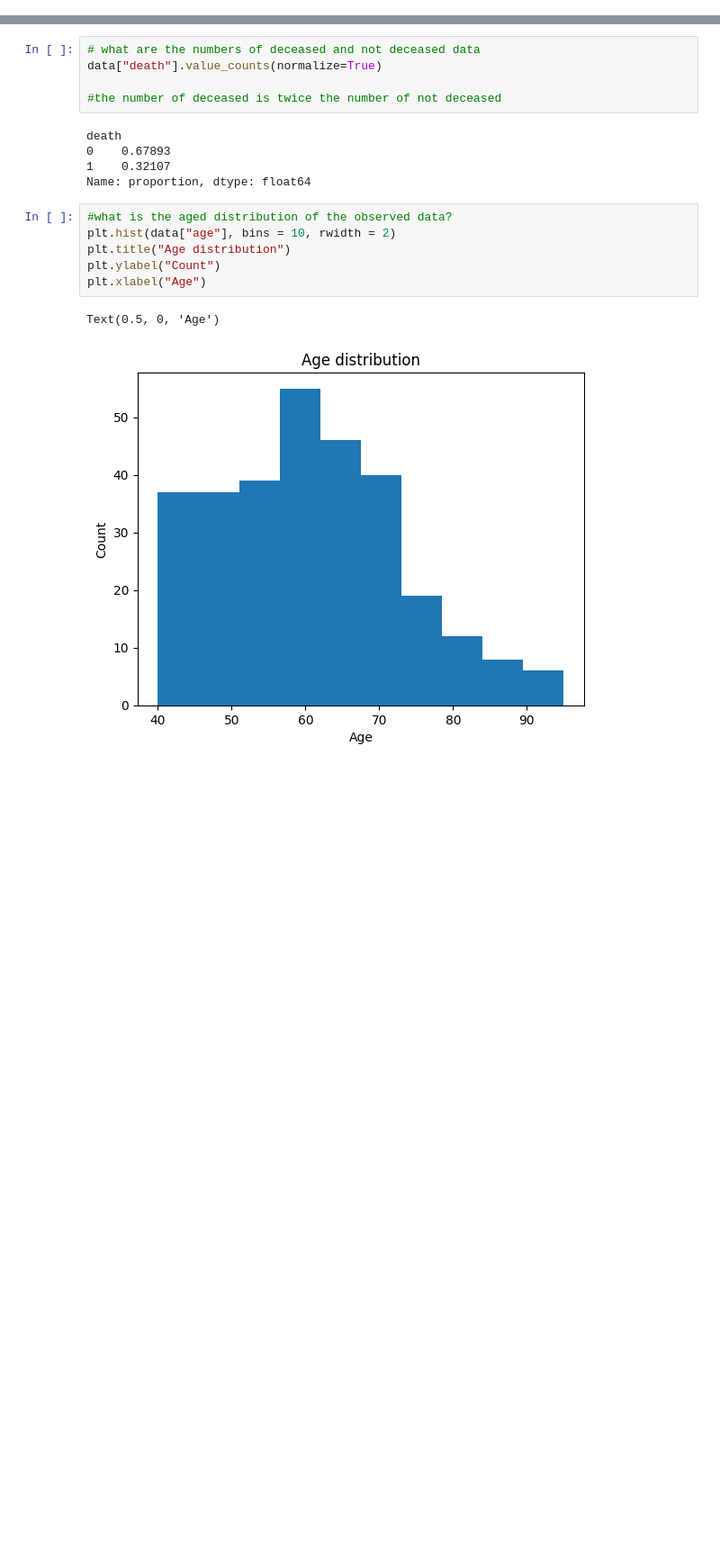
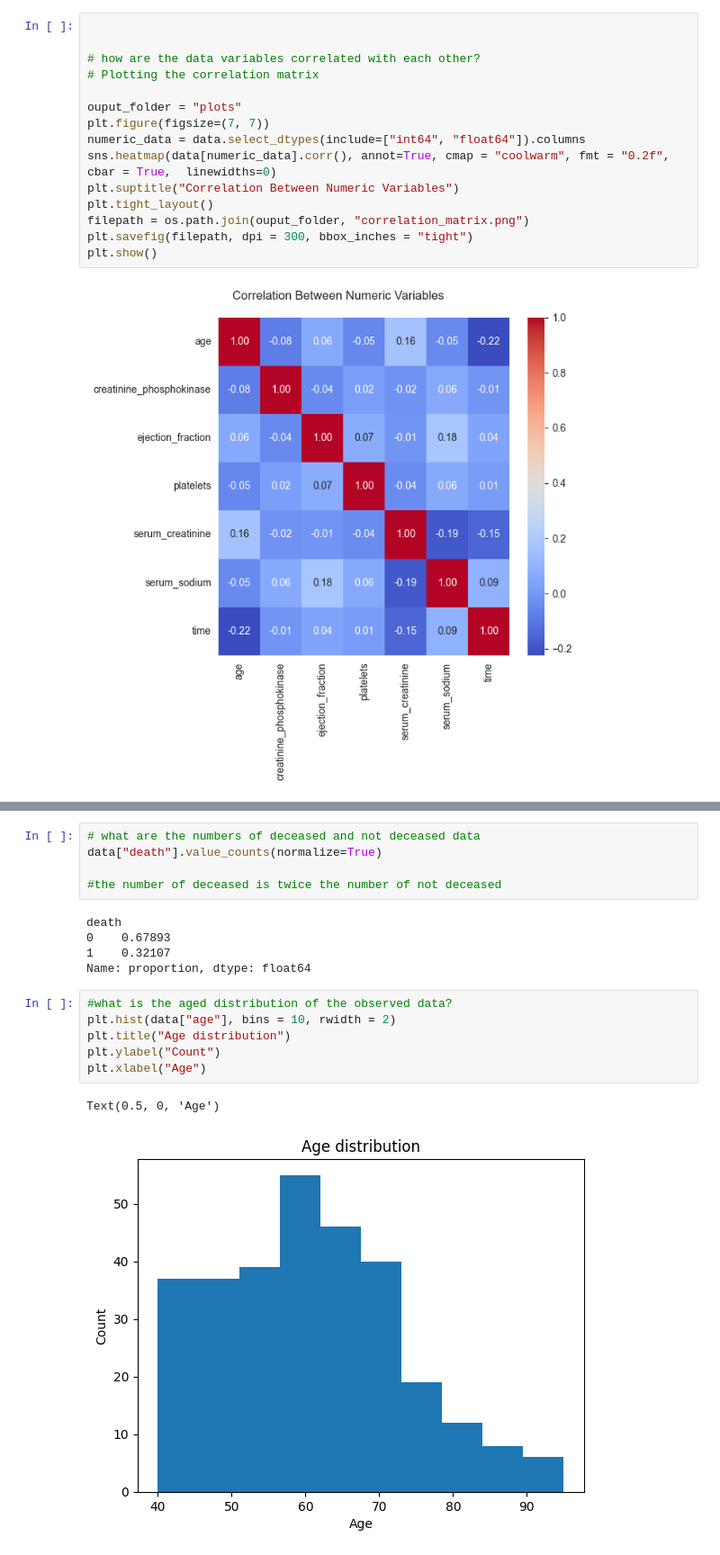
Before and after one commit to CZhakshylykova/Heart-Attack-Risk, a Jupyter notebook: Heart_attack.ipynb, the cells around one changed output, grey strips where cells are left out. Shown: that part at 90% size. Saved outputs shown, nothing was run; the diff lists cells and outputs as text; blank space fills up the shorter version.

```diff
--- a/Heart_attack.ipynb
+++ b/Heart_attack.ipynb
@@ -137,0 +166,17 @@ Name: count, dtype: int64
+# %%
+
+
+# how are the data variables correlated with each other?
+# Plotting the correlation matrix
+
+ouput_folder = "plots"
+plt.figure(figsize=(7, 7))
+numeric_data = data.select_dtypes(include=["int64", "float64"]).columns
+sns.heatmap(data[numeric_data].corr(), annot=True, cmap = "coolwarm", fmt = "0.2f", cbar = True,  linewidths=0)
+plt.suptitle("Correlation Between Numeric Variables")
+plt.tight_layout()
+filepath = os.path.join(ouput_folder, "correlation_matrix.png")
+plt.savefig(filepath, dpi = 300, bbox_inches = "tight")
+plt.show()
+# %% [output]
+[figure, added]
```
Also changed, not shown: parts of 22 cells of this notebook.
